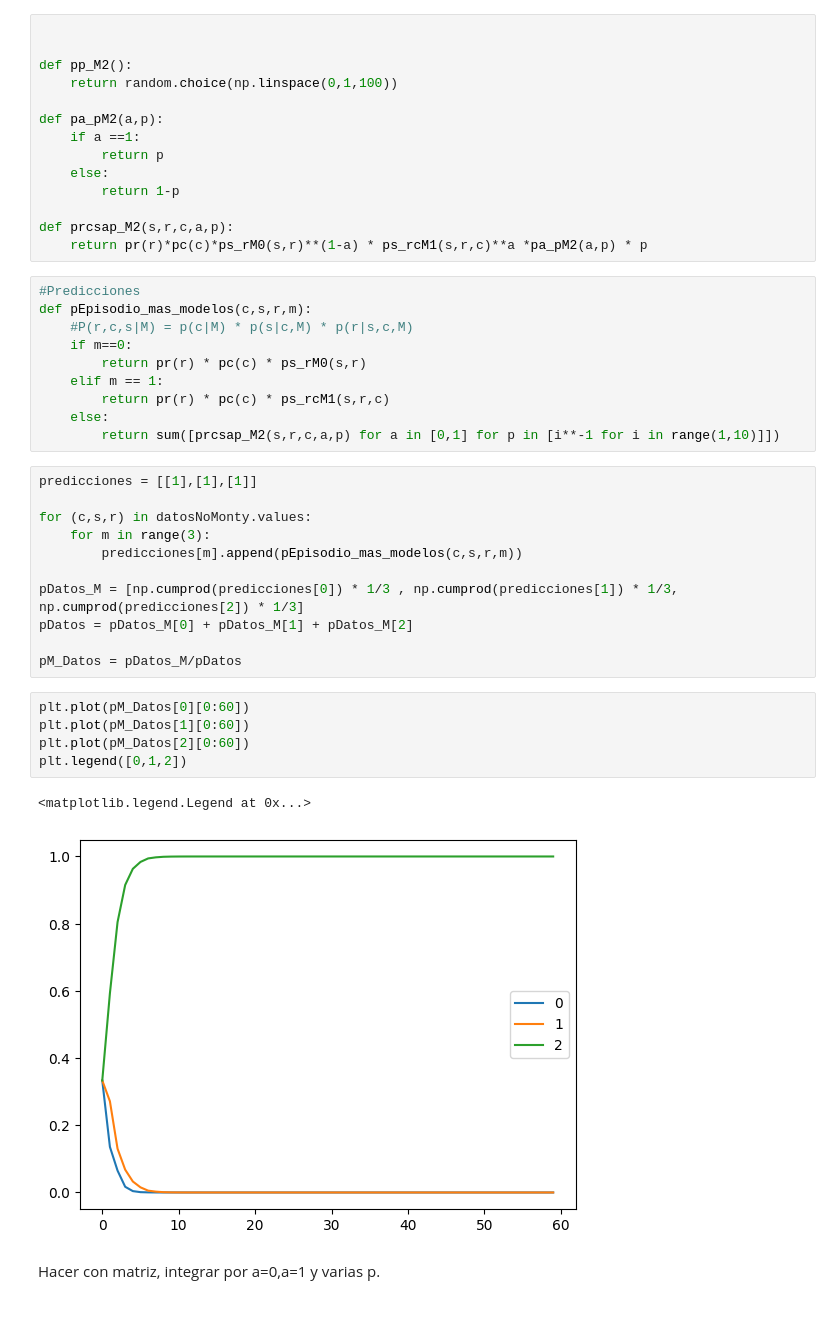
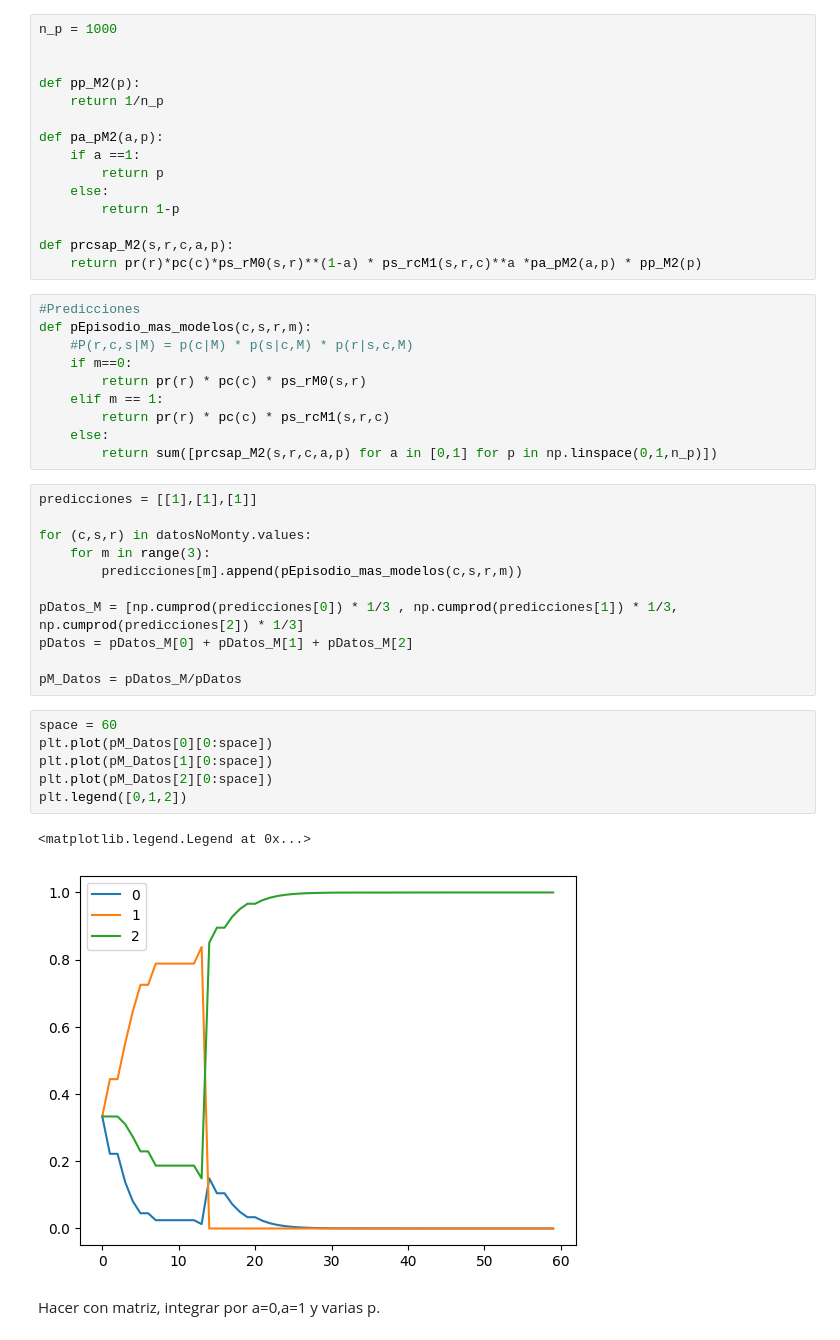
Before and after one commit to ulrich-marcelo/Inferencia-Bayesiana-Causal, a Jupyter notebook: Practicas/Unidad 1/guia1.ipynb, the cells around one changed output. Drawn from its saved outputs; the diff is of its cells as text.

```diff
--- a/Practicas/Unidad 1/guia1.ipynb
+++ b/Practicas/Unidad 1/guia1.ipynb
@@ -219,10 +219,11 @@ Ir integrando....
 import random
 import numpy as np
 # %%
+n_p = 1000
 
 
-def pp_M2():
-    return random.choice(np.linspace(0,1,100))
+def pp_M2(p):
+    return 1/n_p
 
 def pa_pM2(a,p):
     if a ==1:
@@ -231,7 +232,7 @@ def pa_pM2(a,p):
         return 1-p
 
 def prcsap_M2(s,r,c,a,p):
-    return pr(r)*pc(c)*ps_rM0(s,r)**(1-a) * ps_rcM1(s,r,c)**a *pa_pM2(a,p) * p
+    return pr(r)*pc(c)*ps_rM0(s,r)**(1-a) * ps_rcM1(s,r,c)**a *pa_pM2(a,p) * pp_M2(p)
 # %%
 #Predicciones
 def pEpisodio_mas_modelos(c,s,r,m):
@@ -241,7 +242,7 @@ def pEpisodio_mas_modelos(c,s,r,m):
     elif m == 1:
         return pr(r) * pc(c) * ps_rcM1(s,r,c)
     else:
-        return sum([prcsap_M2(s,r,c,a,p) for a in [0,1] for p in [i**-1 for i in range(1,10)]])
+        return sum([prcsap_M2(s,r,c,a,p) for a in [0,1] for p in np.linspace(0,1,n_p)])
 # %%
 predicciones = [[1],[1],[1]]
 
@@ -254,13 +255,14 @@ pDatos = pDatos_M[0] + pDatos_M[1] + pDatos_M[2]
 
 pM_Datos = pDatos_M/pDatos
 # %%
-plt.plot(pM_Datos[0][0:60])
-plt.plot(pM_Datos[1][0:60])
-plt.plot(pM_Datos[2][0:60])
+space = 60
+plt.plot(pM_Datos[0][0:space])
+plt.plot(pM_Datos[1][0:space])
+plt.plot(pM_Datos[2][0:space])
 plt.legend([0,1,2])
 # %% [output]
 <matplotlib.legend.Legend at 0x...>
-[figure, old version]
+[figure, new version]
 # %% [markdown]
 Hacer con matriz, integrar por a=0,a=1 y varias p.
 # %% [markdown]
```
Also changed, not shown: parts of 25 cells of this notebook.
